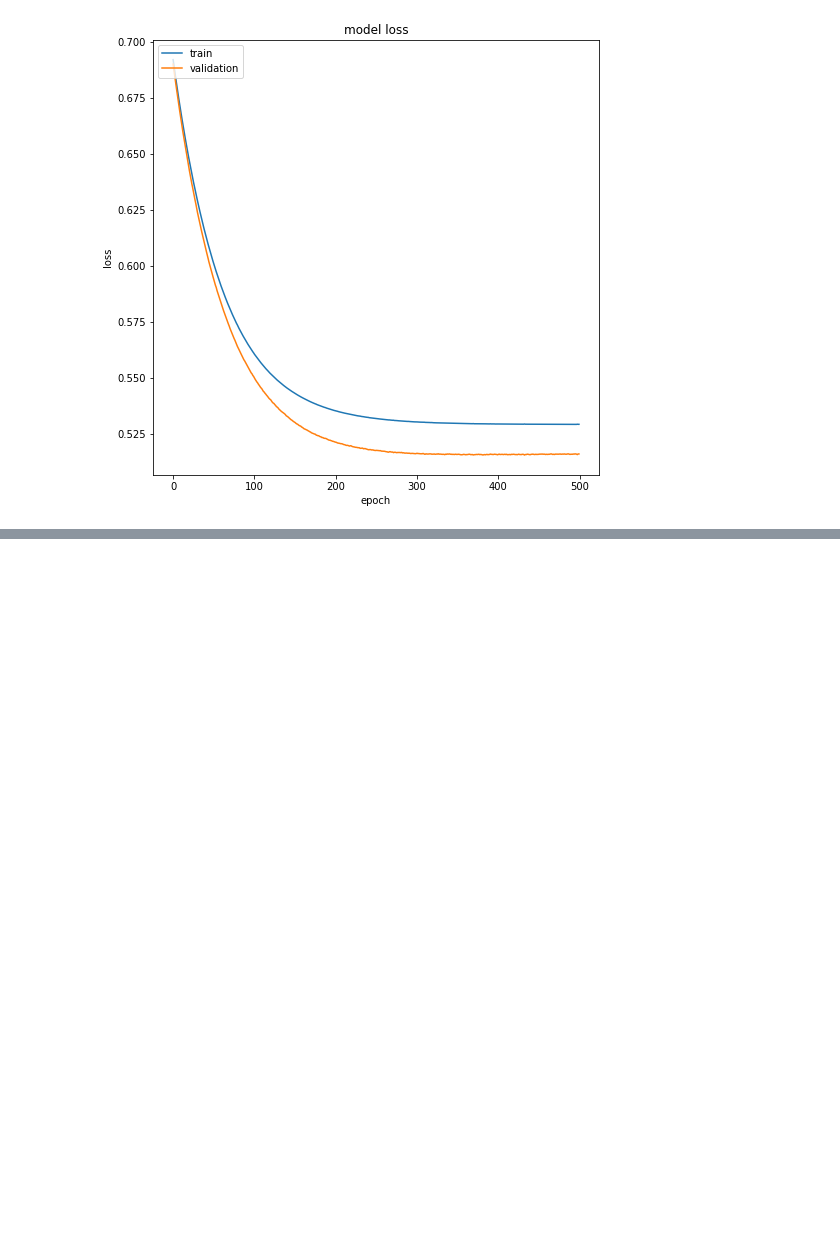
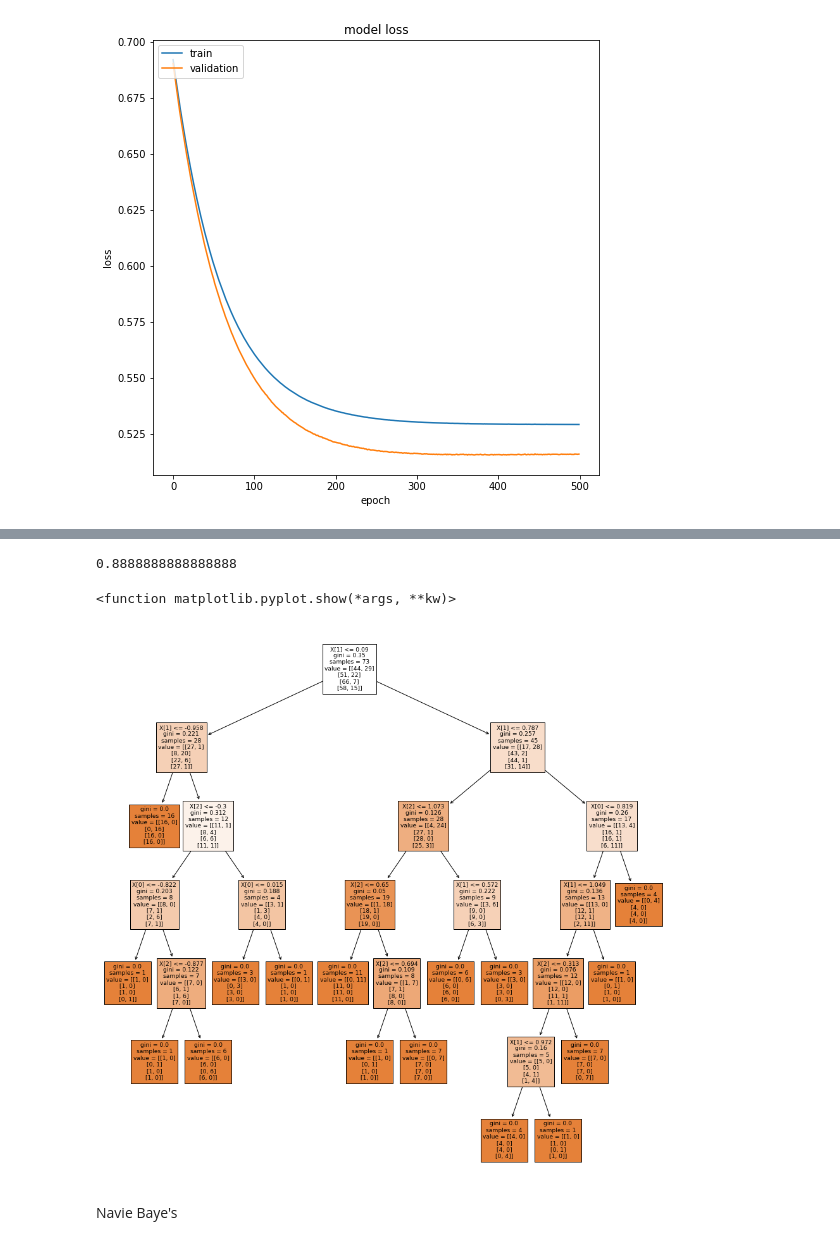
Before and after one commit to Rajat-Singh-Chouhan/oil-well-log, a Jupyter notebook: lithology.ipynb, the cells around one changed output, grey strips where cells are left out. Cells and saved outputs as stored; diff of their text form; code cells hidden in the pictures; blank space fills up the shorter version.

```diff
--- a/lithology.ipynb
+++ b/lithology.ipynb
@@ -8,5 +13,5 @@ import matplotlib.pyplot as plt
 # %%
-ds=pd.read_csv("/content/lithology_input.csv")
+ds=pd.read_csv("/content/drive/MyDrive/lithology_input.csv")
 # %%
 ds.head()
 # %% [output]
@@ -68,7 +154,7 @@ from sklearn.preprocessing import LabelEncoder, MinMaxScaler, StandardScaler
 from keras.models import Sequential
 from keras.layers import Dense
 # %%
-df=pd.read_csv("/content/lithology_output.csv")
+df=pd.read_csv("/content/drive/MyDrive/lithology_output.csv")
 df.head()
 # %% [output]
 |  | limestone | dolomite | shale | sandstone |
@@ -154,0 +302,13 @@ from sklearn.metrics import confusion_matrix,classification_report
+# %%
+from sklearn.preprocessing import StandardScaler
+st_x= StandardScaler()
+x_train= st_x.fit_transform(x_train)
+x_test= st_x.transform(x_test)
+# %%
+from sklearn.tree import DecisionTreeClassifier
+from sklearn.model_selection import cross_val_score
+dt_model=DecisionTreeClassifier(criterion='gini', min_samples_split=2, min_samples_leaf=1, max_features="sqrt")
+mse_dt=cross_val_score(dt_model,x_train,y_train,scoring="neg_mean_squared_error",cv=20)
+mean_mse_dt=np.mean(mse_dt)
+print(mse_dt,mean_mse_dt)
+dt_model.fit(x_train,y_train)
@@ -154,0 +345,15 @@ from sklearn.metrics import confusion_matrix,classification_report
+# %%
+dt_score=dt_model.score(x_test,y_test)
+print(dt_score)
+# %% [output]
+0.8888888888888888
+# %%
+from sklearn import tree
+plt.figure(figsize=(16,16))
+tree.plot_tree(dt_model, filled="true")
+plt.show
+# %% [output]
+<function matplotlib.pyplot.show(*args, **kw)>
+[figure, added]
+# %% [markdown]
+Navie Baye's
```
Also changed, not shown: parts of 32 cells of this notebook.
